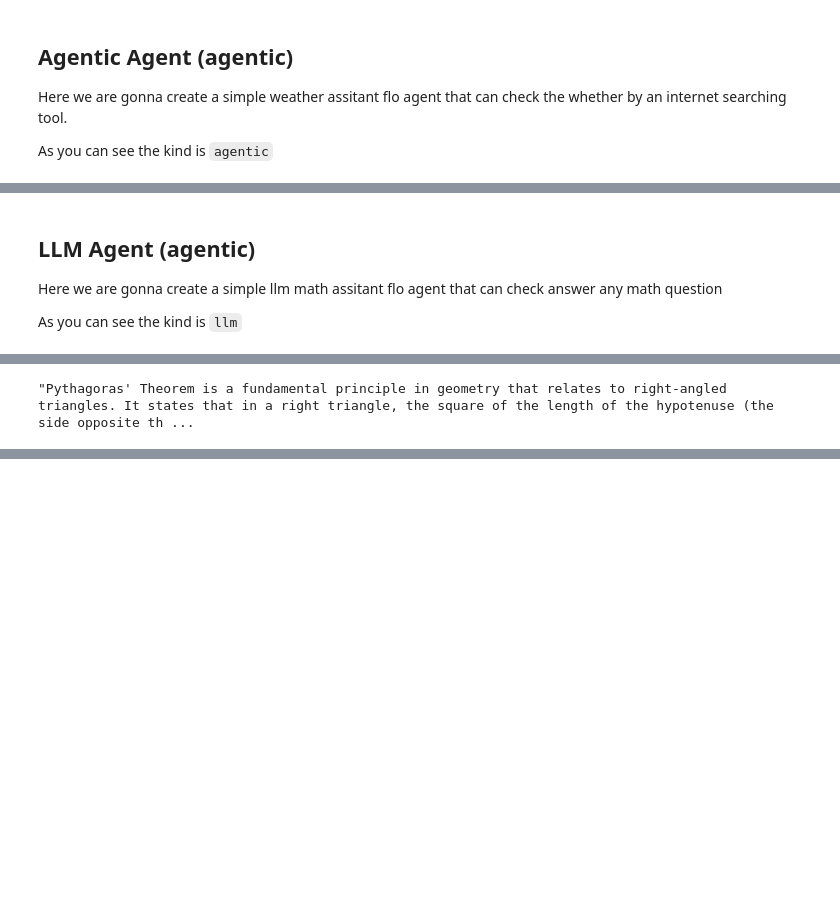
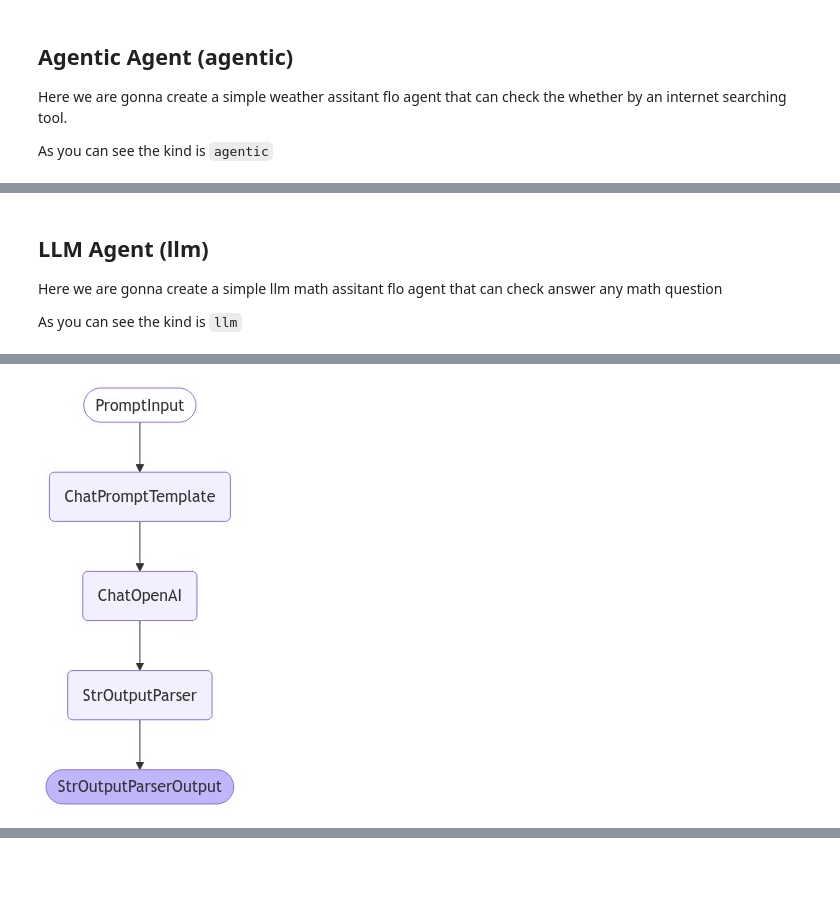
Before and after one commit to rootflo/flo-ai, a Jupyter notebook: examples/agent_of_flo_ai.ipynb, the cells around one changed output, grey strips where cells are left out. Saved outputs shown, nothing was run; the diff lists cells and outputs as text; code cells hidden in the pictures; blank space fills up the shorter version.

```diff
--- a/examples/agent_of_flo_ai.ipynb
+++ b/examples/agent_of_flo_ai.ipynb
@@ -200,5 +98,5 @@ If you need specific weather details for a particular city in California, let me
 # %% [markdown]
-## LLM Agent (agentic)
+## LLM Agent (llm)
 
 Here we are gonna create a simple llm math assitant flo agent that can check answer any math question
 
@@ -217,6 +115,5 @@ agent:
 # %%
 flo = Flo.build(session, simple_llm_agent)
 
-flo.invoke("What is pythagorus theorum")
-# print(flo.invoke("What is pythagorus theorum"))
+flo.draw()
 # %% [output]
@@ -240 +122 @@ This theorem is useful for calculating the length of one side of a right triangl
-"Pythagoras' Theorem is a fundamental principle in geometry that relates to right-angled triangles. It states that in a right triangle, the square of the length of the hypotenuse (the side opposite th ...
+[figure, added]
```
Also changed, not shown: parts of 15 cells of this notebook, 11 other files.
